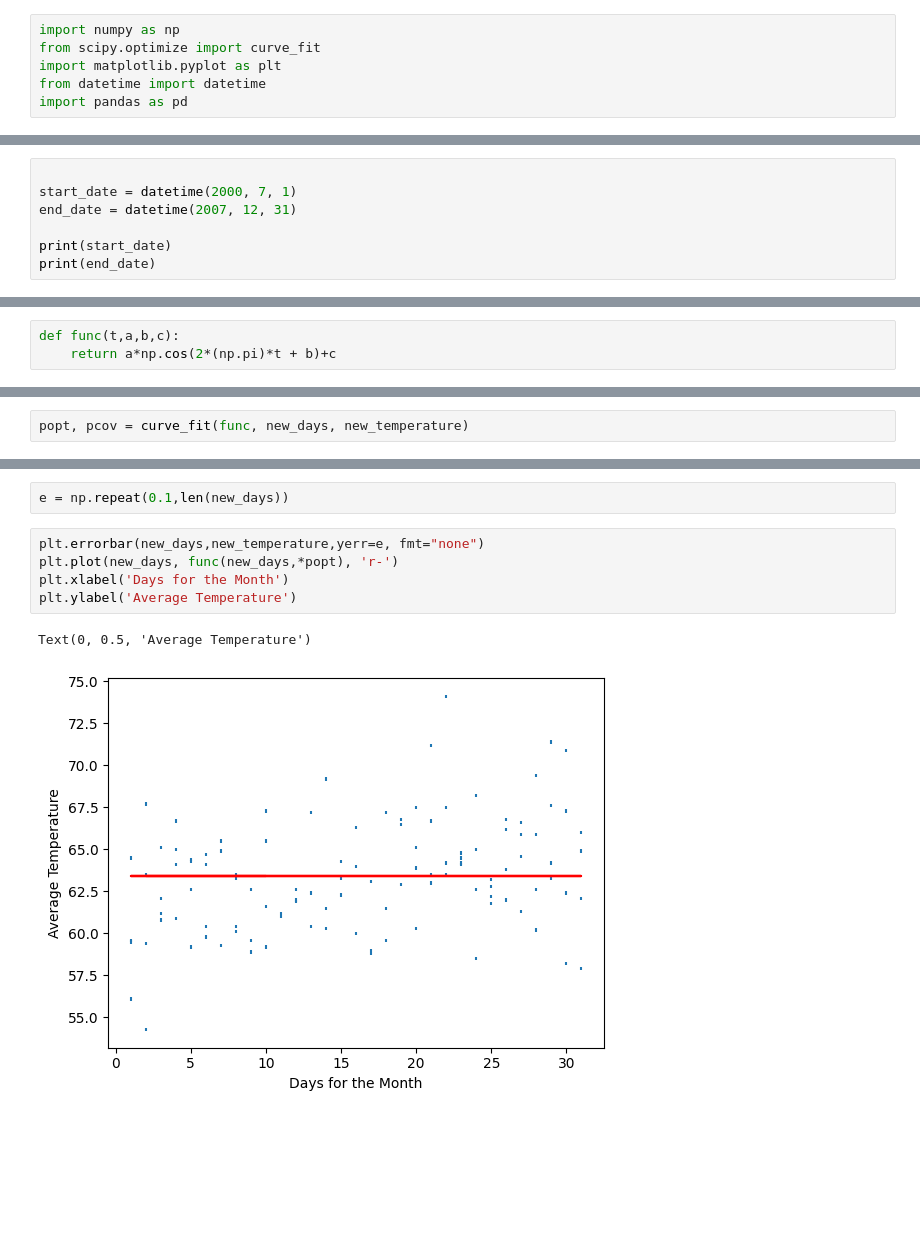
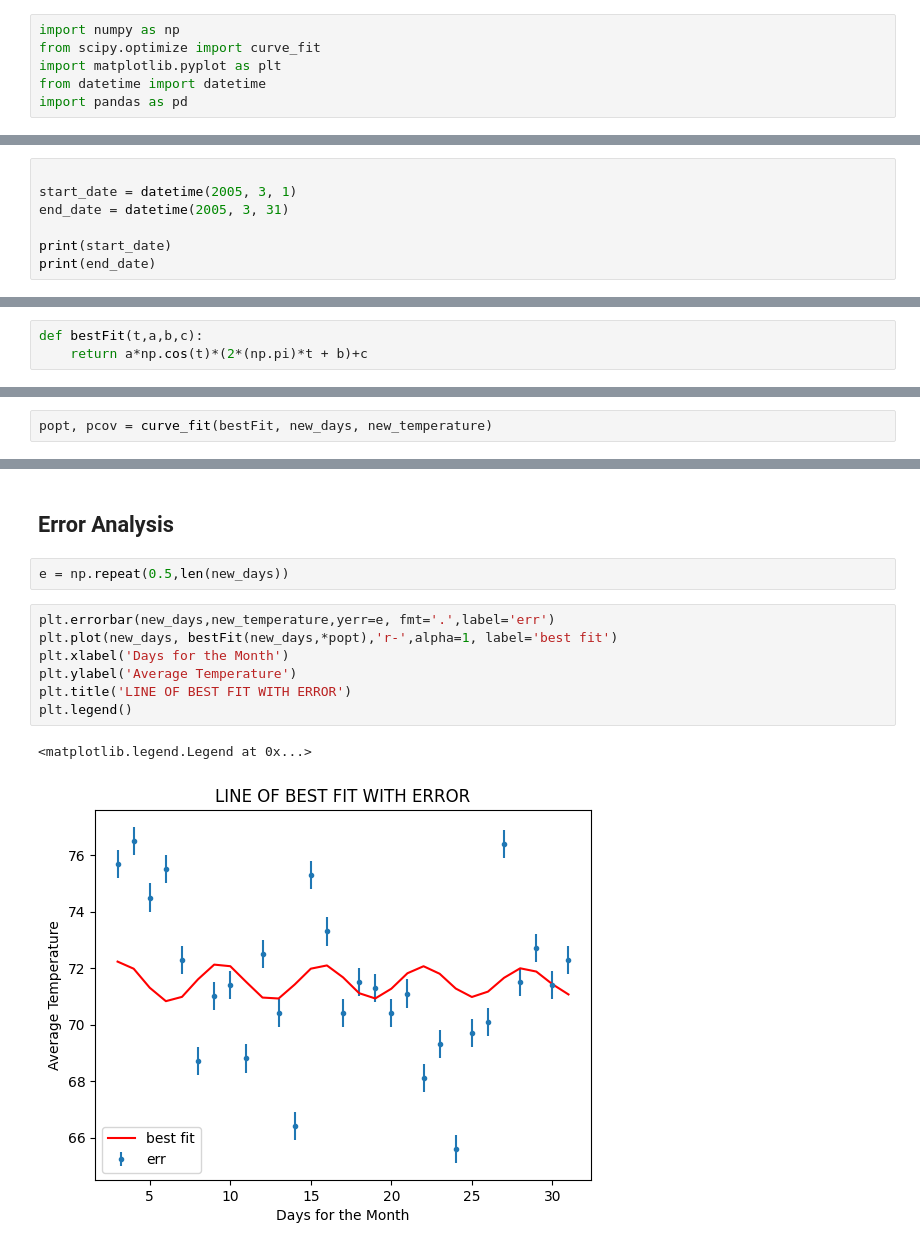
Before and after one commit to MesutEmpire-CS-Projects/scientific_computing_assignment_4, a Jupyter notebook: assignment_4.ipynb, the cells around one changed output, grey strips where cells are left out. Cells and saved outputs as stored; diff of their text form; blank space fills up the shorter version.

Commit message:
Update the Error

```diff
--- a/assignment_4.ipynb
+++ b/assignment_4.ipynb
@@ -17,7 +17,7 @@ Specify the Timeline of Study
 # %%
 
-start_date = datetime(2000, 7, 1)
-end_date = datetime(2007, 12, 31)
+start_date = datetime(2005, 3, 1)
+end_date = datetime(2005, 3, 31)
 
 print(start_date)
 print(end_date)
@@ -85,3 +92,3 @@ The Curve-Fit Function
 # %%
-def func(t,a,b,c):
-    return a*np.cos(2*(np.pi)*t + b)+c
+def bestFit(t,a,b,c):
+    return a*np.cos(t)*(2*(np.pi)*t + b)+c
@@ -98,5 +95,5 @@ Text(0.5, 1.0, 'AVERAGE RAINFALL IN NAIROBI BETWEEN 2000 AND 2007 IN THE MONTH O
 # %%
-popt, pcov = curve_fit(func, new_days, new_temperature)
+popt, pcov = curve_fit(bestFit, new_days, new_temperature)
 # %%
 popt
 # %% [output]
@@ -110,10 +115,14 @@ array([[ 5.10213649e+31,  8.17994986e+19, -3.82435522e+31],
+# %% [markdown]
+## Error Analysis
 # %%
-e = np.repeat(0.1,len(new_days))
+e = np.repeat(0.5,len(new_days))
 # %%
-plt.errorbar(new_days,new_temperature,yerr=e, fmt="none")
-plt.plot(new_days, func(new_days,*popt), 'r-')
+plt.errorbar(new_days,new_temperature,yerr=e, fmt='.',label='err')
+plt.plot(new_days, bestFit(new_days,*popt),'r-',alpha=1, label='best fit')
 plt.xlabel('Days for the Month')
 plt.ylabel('Average Temperature')
+plt.title('LINE OF BEST FIT WITH ERROR')
+plt.legend()
 # %% [output]
-Text(0, 0.5, 'Average Temperature')
+<matplotlib.legend.Legend at 0x...>
-[figure, old version]
+[figure, new version]
```
Also changed, not shown: parts of 19 cells of this notebook.
